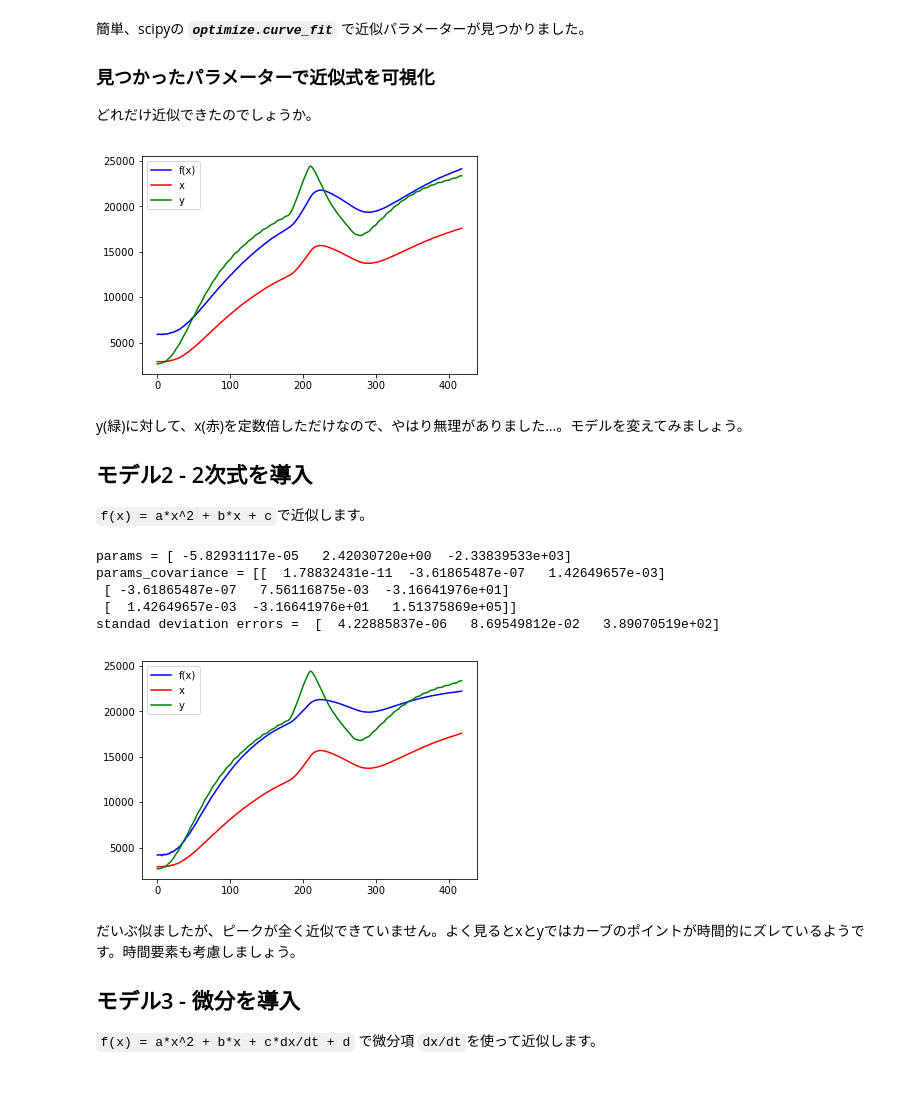
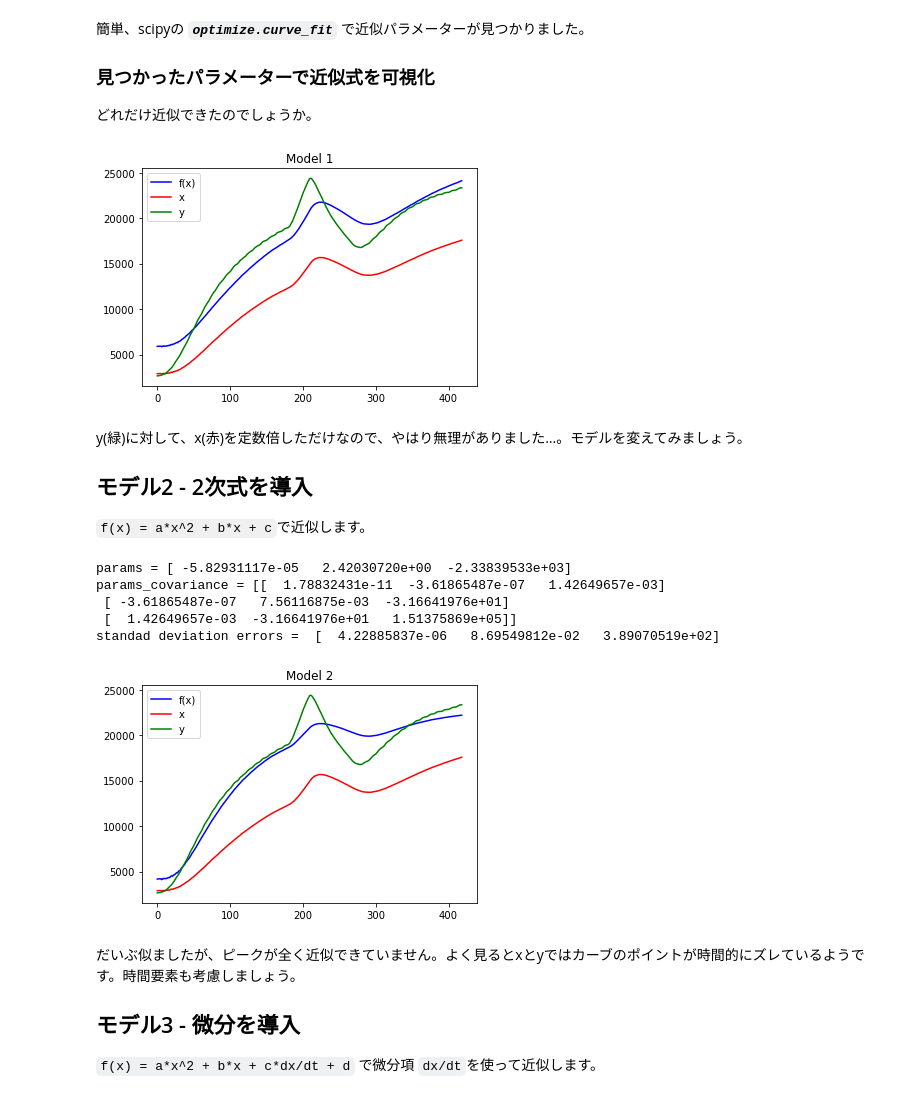
Before and after one commit to daisukelab/general-learning, a Jupyter notebook: Python example - simple parameter optimization.ipynb, the cells around one changed output. Drawn from its saved outputs; the diff is of its cells as text; code cells hidden in the pictures.

```diff
--- a/Python example - simple parameter optimization.ipynb
+++ b/Python example - simple parameter optimization.ipynb
@@ -86,17 +86,19 @@ standad deviation errors =  [  1.86313929e-02   2.33721959e+02]
 どれだけ近似できたのでしょうか。
 # %%
 # 可視化を関数にまとめる
-def plot_all(f, x, y, params):
+def plot_all(f, x, y, params, title=None):
     fig, ax = plt.subplots()
     ax.plot(t, f(x, *params), 'b-', label="f(x)")
     ax.plot(t, x if len(np.array(x).shape) == 1 else x[0], 'r-', label="x")
     ax.plot(t, y, 'g-', label="y")
     ax.legend()
+    if title:
+        plt.title(title)
     plt.show()
 
-plot_all(f1, x, y, params)
+plot_all(f1, x, y, params, 'Model 1')
 # %% [output]
-[figure, old version]
+[figure, new version]
 # %% [markdown]
 y(緑)に対して、x(赤)を定数倍しただけなので、やはり無理がありました…。モデルを変えてみましょう。
 
@@ -111,14 +113,14 @@ def f2(x, a, b, c):
 params2 = param_solver(f=f2, x=x, y=y) # guessを3要素にする
 
 # 可視化する
-plot_all(f2, x, y, params2)
+plot_all(f2, x, y, params2, 'Model 2')
 # %% [output]
 params = [ -5.82931117e-05   2.42030720e+00  -2.33839533e+03]
 params_covariance = [[  1.78832431e-11  -3.61865487e-07   1.42649657e-03]
  [ -3.61865487e-07   7.56116875e-03  -3.16641976e+01]
  [  1.42649657e-03  -3.16641976e+01   1.51375869e+05]]
 standad deviation errors =  [  4.22885837e-06   8.69549812e-02   3.89070519e+02]
-[figure, old version]
+[figure, new version]
 # %% [markdown]
 だいぶ似ましたが、ピークが全く近似できていません。よく見るとxとyではカーブのポイントが時間的にズレているようです。時間要素も考慮しましょう。
 
```
Also changed, not shown: parts of 6 cells of this notebook.
